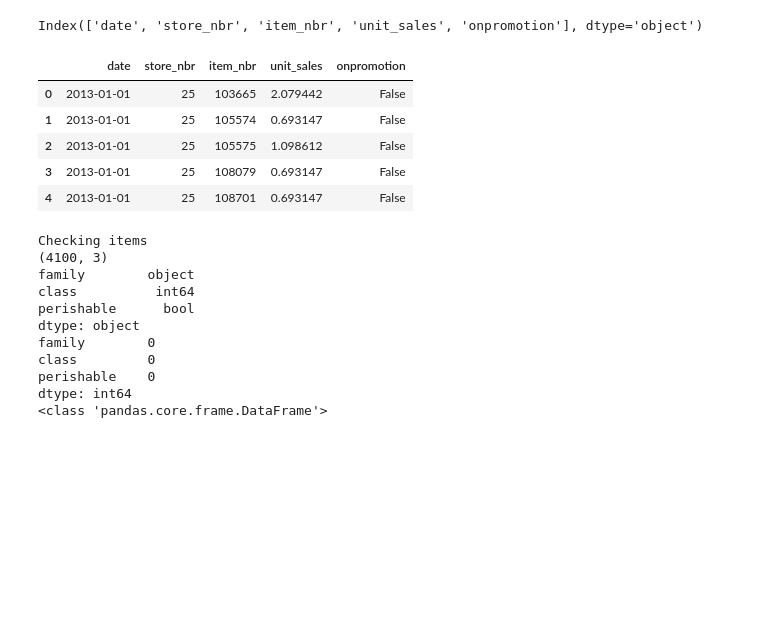
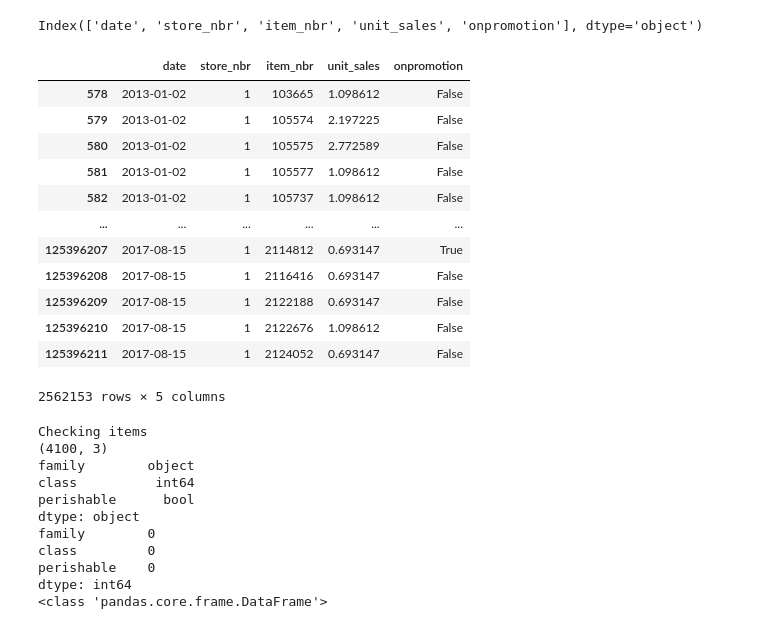
Before and after one commit to apa0/grocery-sales-forecasting, a Jupyter notebook: scripts/load_clean.ipynb, the cells around one changed output. Drawn from its saved outputs; the diff is of its cells as text; code cells hidden in the pictures; blank space fills up the shorter version.

```diff
--- a/scripts/load_clean.ipynb
+++ b/scripts/load_clean.ipynb
@@ -75,14 +75,22 @@ df_train.columns
 # %% [output]
 Index(['date', 'store_nbr', 'item_nbr', 'unit_sales', 'onpromotion'], dtype='object')
 # %%
-df_train.head()
+df_train[df_train['store_nbr']==1]
+#not organized by str_nbr, but by date
 # %% [output]
 |  | date | store_nbr | item_nbr | unit_sales | onpromotion |
-| 0 | 2013-01-01 | 25 | 103665 | 2.079442 | False |
-| 1 | 2013-01-01 | 25 | 105574 | 0.693147 | False |
-| 2 | 2013-01-01 | 25 | 105575 | 1.098612 | False |
-| 3 | 2013-01-01 | 25 | 108079 | 0.693147 | False |
-| 4 | 2013-01-01 | 25 | 108701 | 0.693147 | False |
+| 578 | 2013-01-02 | 1 | 103665 | 1.098612 | False |
+| 579 | 2013-01-02 | 1 | 105574 | 2.197225 | False |
+| 580 | 2013-01-02 | 1 | 105575 | 2.772589 | False |
+| 581 | 2013-01-02 | 1 | 105577 | 1.098612 | False |
+| 582 | 2013-01-02 | 1 | 105737 | 1.098612 | False |
+| ... | ... | ... | ... | ... | ... |
+| 125396207 | 2017-08-15 | 1 | 2114812 | 0.693147 | True |
+| 125396208 | 2017-08-15 | 1 | 2116416 | 0.693147 | False |
+| 125396209 | 2017-08-15 | 1 | 2122188 | 0.693147 | False |
+| 125396210 | 2017-08-15 | 1 | 2122676 | 1.098612 | False |
+| 125396211 | 2017-08-15 | 1 | 2124052 | 0.693147 | False |
+2562153 rows × 5 columns
 # %%
 # So after looking at the data, we can see that there are no missing values in the dataset
 # We can also see that the date column is already in datetime format
```
Also changed, not shown: parts of 5 cells of this notebook.
